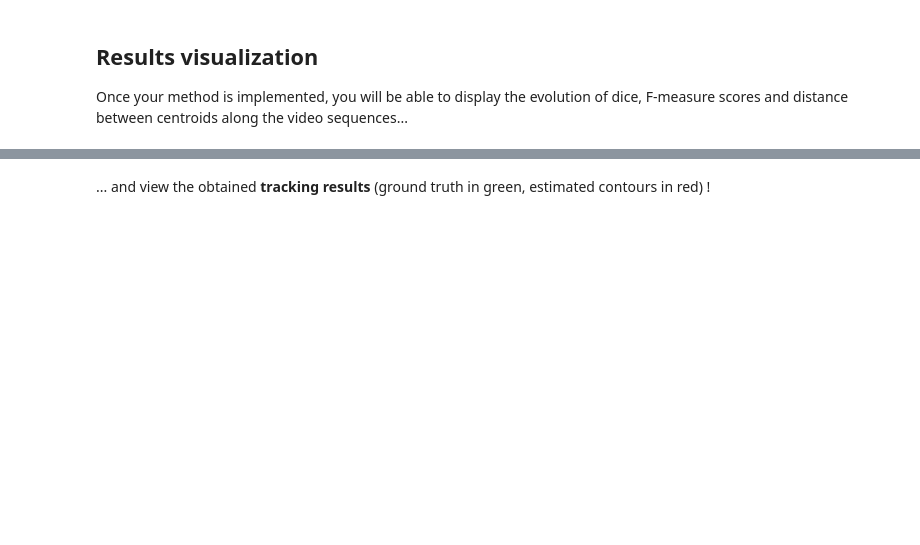
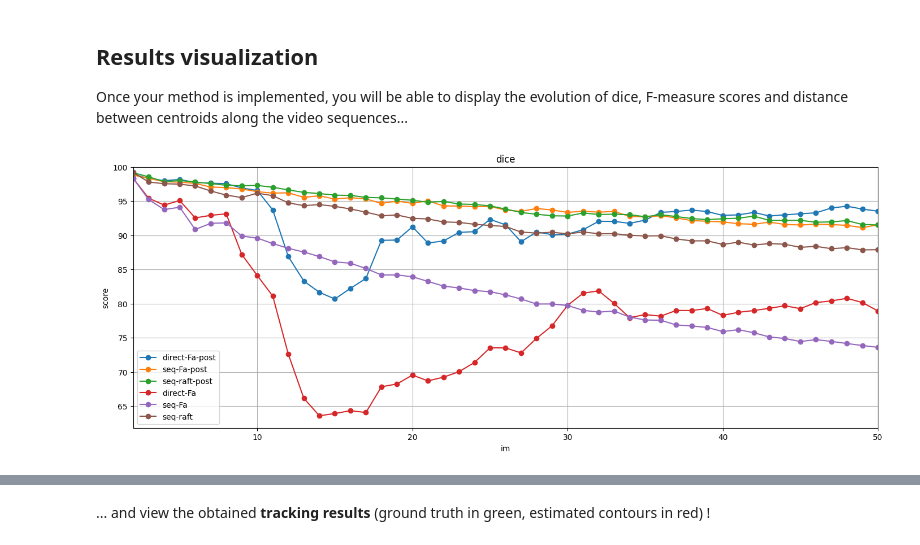
Before and after one commit to GGomez99/Optical-Flow-Motion-Estimation-Project, a Jupyter notebook: results scoring.ipynb, the cells around one changed output, grey strips where cells are left out. Drawn from its saved outputs; the diff is of its cells as text; code cells hidden in the pictures; blank space fills up the shorter version.

```diff
--- a/results scoring.ipynb
+++ b/results scoring.ipynb
@@ -204,16 +206,18 @@ Once your method is implemented, you will be able to display the evolution of di
 # %%
 x = range(im_begin+1,im_end+1)
 plt.figure(figsize=(17, 6))
 for method in methods_tested:
     plt.plot(x,results[method]["dices"],marker='o')
 plt.xlim((im_begin+1,im_end))
-plt.ylim((0,100))
+plt.ylim(top=100)
 plt.ylabel('score')
 plt.xlabel("im")
 plt.grid()
 plt.legend(methods_tested)
 plt.title("dice")
 plt.show()
+# %% [output]
+[figure, added]
 # %%
 x = range(im_begin+1,im_end+1)
 plt.figure(figsize=(17, 6))
```
Also changed, not shown: parts of 4 cells of this notebook, 2 other files.
